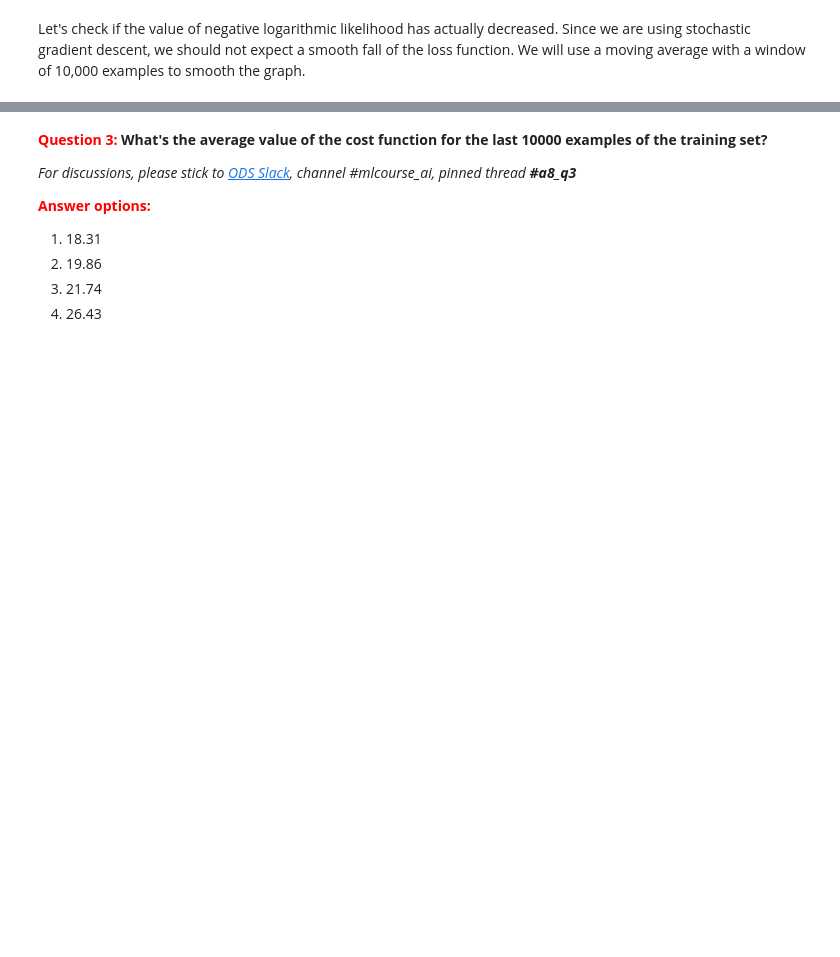
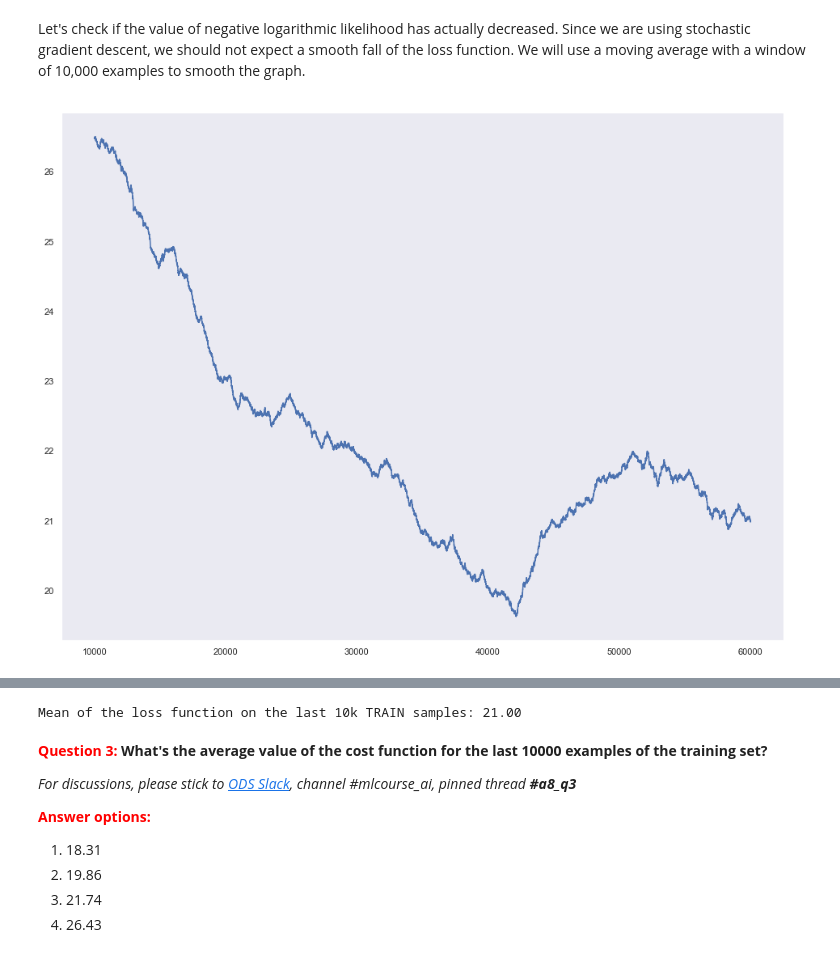
Before and after one commit to bllguo/mlcourse.ai, a Jupyter notebook: jupyter_english/assignments_fall2018/assignment8_stackoverflow_logistic_regression.ipynb, the cells around one changed output, grey strips where cells are left out. Cells and saved outputs as stored; diff of their text form; code cells hidden in the pictures; blank space fills up the shorter version.

```diff
--- a/jupyter_english/assignments_fall2018/assignment8_stackoverflow_logistic_regression.ipynb
+++ b/jupyter_english/assignments_fall2018/assignment8_stackoverflow_logistic_regression.ipynb
@@ -207,4 +213,12 @@ Hint:
 # %%
+def sigmoid(x):
+    "Numerically stable sigmoid function."
+    if x >= 0:
+        z = np.exp(-x)
+        return 1 / (1 + z)
+    else:
+        z = np.exp(x)
+        return z / (1 + z)
 class LogRegressor():
     def __init__(self, tags):
         """LogRegressor class constructor
@@ -284,6 +298,7 @@ class LogRegressor():
             # calculate linear combination of weights and features
             # HERE'S YOUR CODE
             # z = ...
+            z = self._b[tag]
 
             for word in question:
                 is_word_unknown = word not in self._vocab
@@ -291,21 +306,21 @@ class LogRegressor():
                 if sample_id >= self.top_n_train and is_word_unknown:
                     continue
                 # HERE'S YOUR CODE
-                # z += ...
+                z += self._w[tag][self._vocab[word]]
 
             # calculate the probability of tag
             # HERE'S YOUR CODE
-            # sigma = ...
+            sigma = sigmoid(z)
 
             # update the value of the loss function for the current example
             # HERE'S YOUR CODE
-            # sample_loss += ...
+            sample_loss += -(y*np.log(np.clip(sigma, self.tolerance, 1-self.tolerance)) + (1-y)*np.log(np.clip(1-sigma, self.tolerance, 1-self.tolerance)))
 
             # If still in the training part, update the parameters
             if sample_id < self.top_n_train:
                 # compute the log-likelihood derivative by weight
                 # HERE'S YOUR CODE
-                # dLdw = ...
+                dLdw = (y - sigma)
 
                 # make gradient descent step
                 # We minimize negative log-likelihood (second minus sign)
@@ -378,5 +403,9 @@ metrics.head()
 # %% [markdown]
 Let's check if the value of negative logarithmic likelihood has actually decreased. Since we are using stochastic gradient descent, we should not expect a smooth fall of the loss function. We will use a moving average with a window of 10,000 examples to smooth the graph.
+# %%
+plot = plt.plot(pd.Series(metrics['loss'][:-10000]).rolling(10000).mean())
+# %% [output]
+[figure, added]
 # %%
 plot = plt.plot(pd.Series(metrics['loss'][:-10000]).rolling(10000).mean())
 # %% [markdown]
@@ -386,6 +415,8 @@ plot = plt.plot(pd.Series(metrics['loss'][:-10000]).rolling(10000).mean())
 # %%
 last_10k_train_loss = np.mean(metrics['loss'][-20000:-10000])
 print('Mean of the loss function on the last 10k TRAIN samples: {:.2f}'.format(last_10k_train_loss))
+# %% [output]
+Mean of the loss function on the last 10k TRAIN samples: 21.00
 # %% [markdown]
 **<font color="red">Question 3:</font> What's the average value of the cost function for the last 10000 examples of the training set?**
 
```
Also changed, not shown: parts of 5 cells of this notebook.
